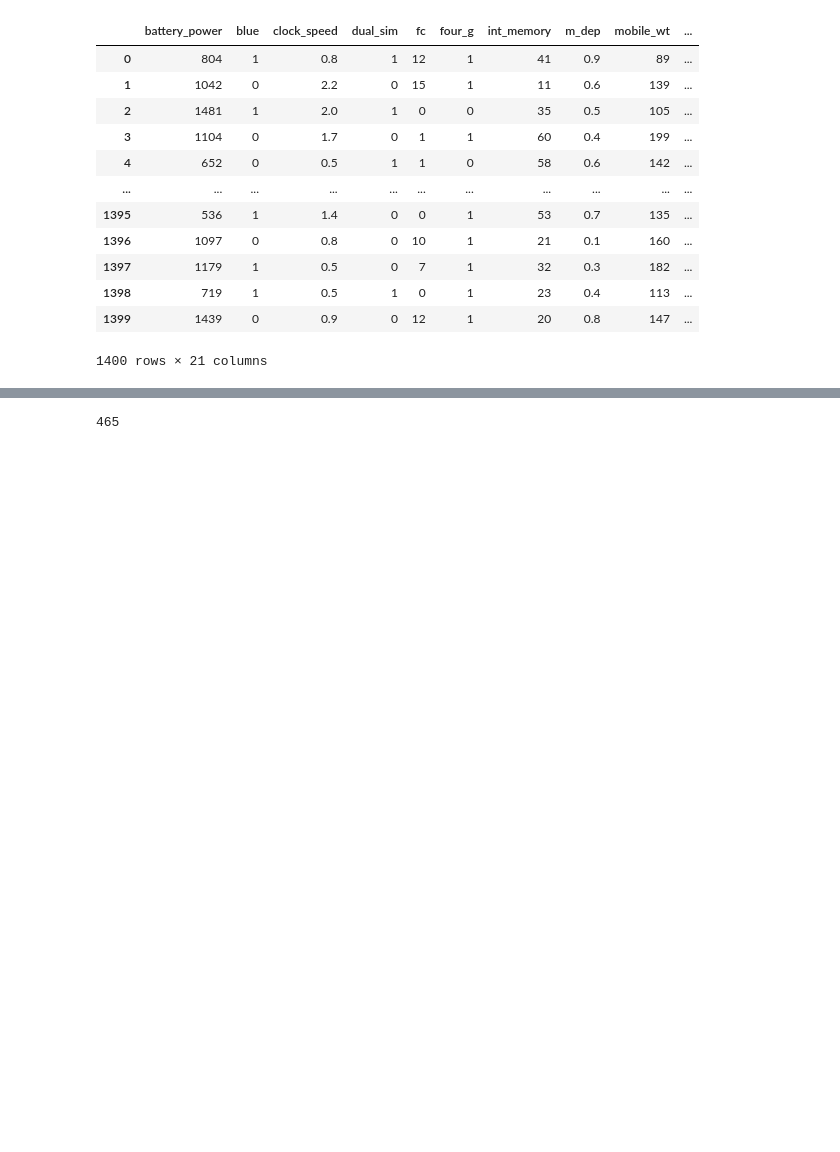
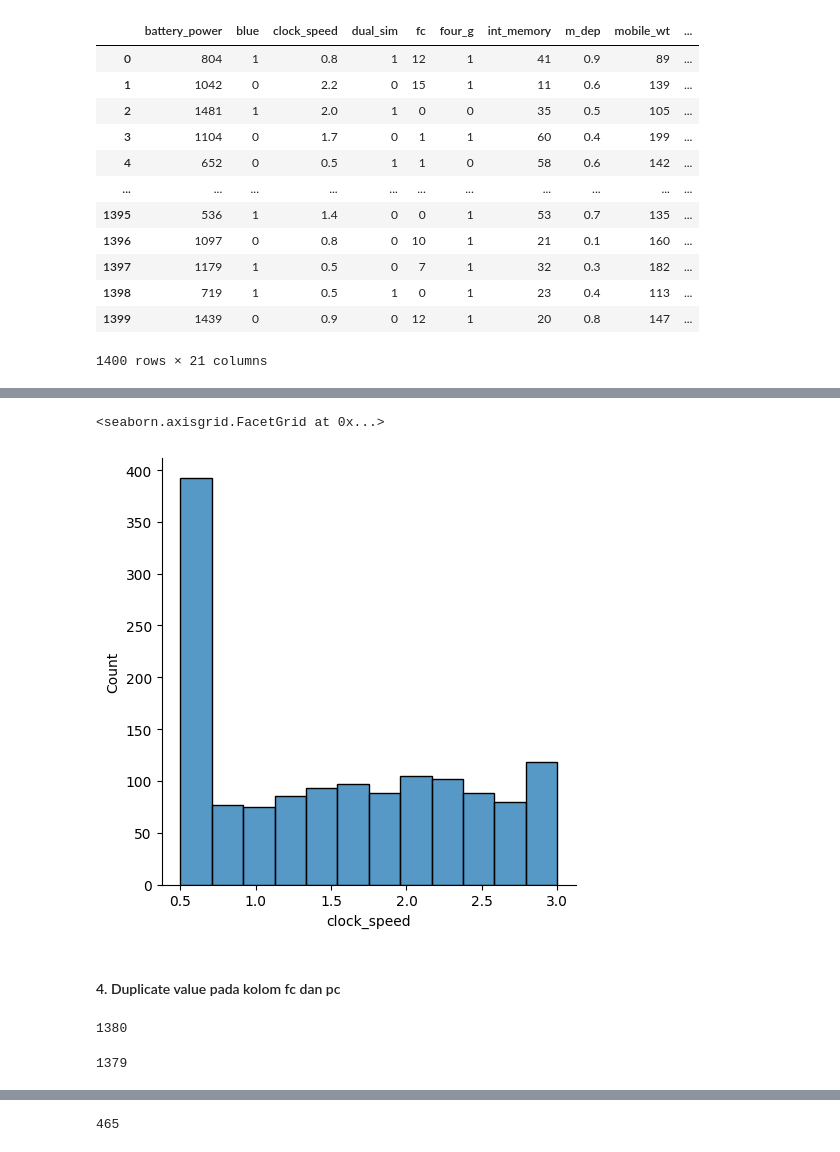
Before and after one commit to akhmadst1/Tucil2_IF3170, a Jupyter notebook: src/2.ipynb, the cells around one changed output, grey strips where cells are left out. Drawn from its saved outputs; the diff is of its cells as text; code cells hidden in the pictures; blank space fills up the shorter version.

```diff
--- a/src/2.ipynb
+++ b/src/2.ipynb
@@ -31,0 +112,15 @@ df_train
+# %%
+sns.displot(df_train['clock_speed'])
+# %% [output]
+<seaborn.axisgrid.FacetGrid at 0x...>
+[figure, added]
+# %% [markdown]
+#### 4. Duplicate value pada kolom fc dan pc
+# %%
+df_train.duplicated('fc').sum()
+# %% [output]
+1380
+# %%
+df_train.duplicated('pc').sum()
+# %% [output]
+1379
```
Also changed, not shown: parts of 47 cells of this notebook, 2 other files.
